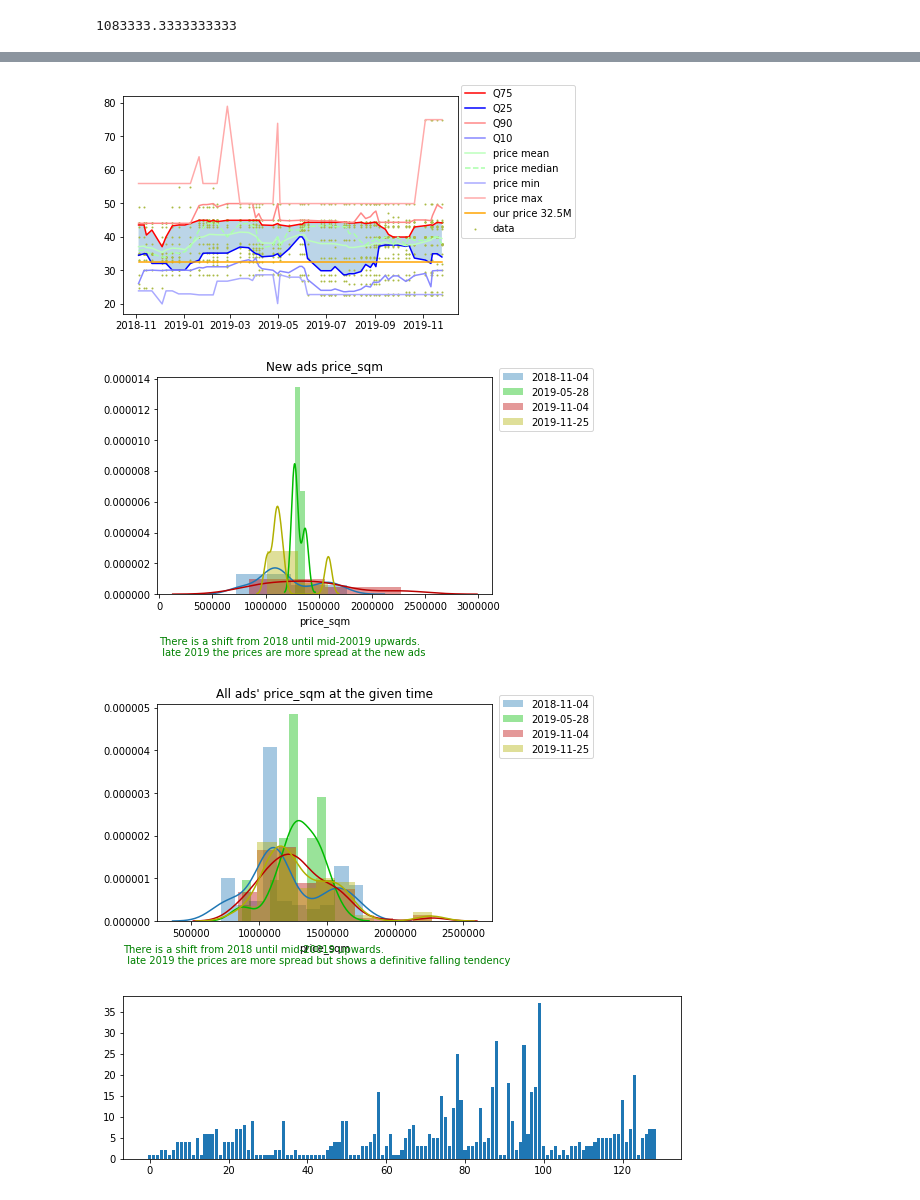
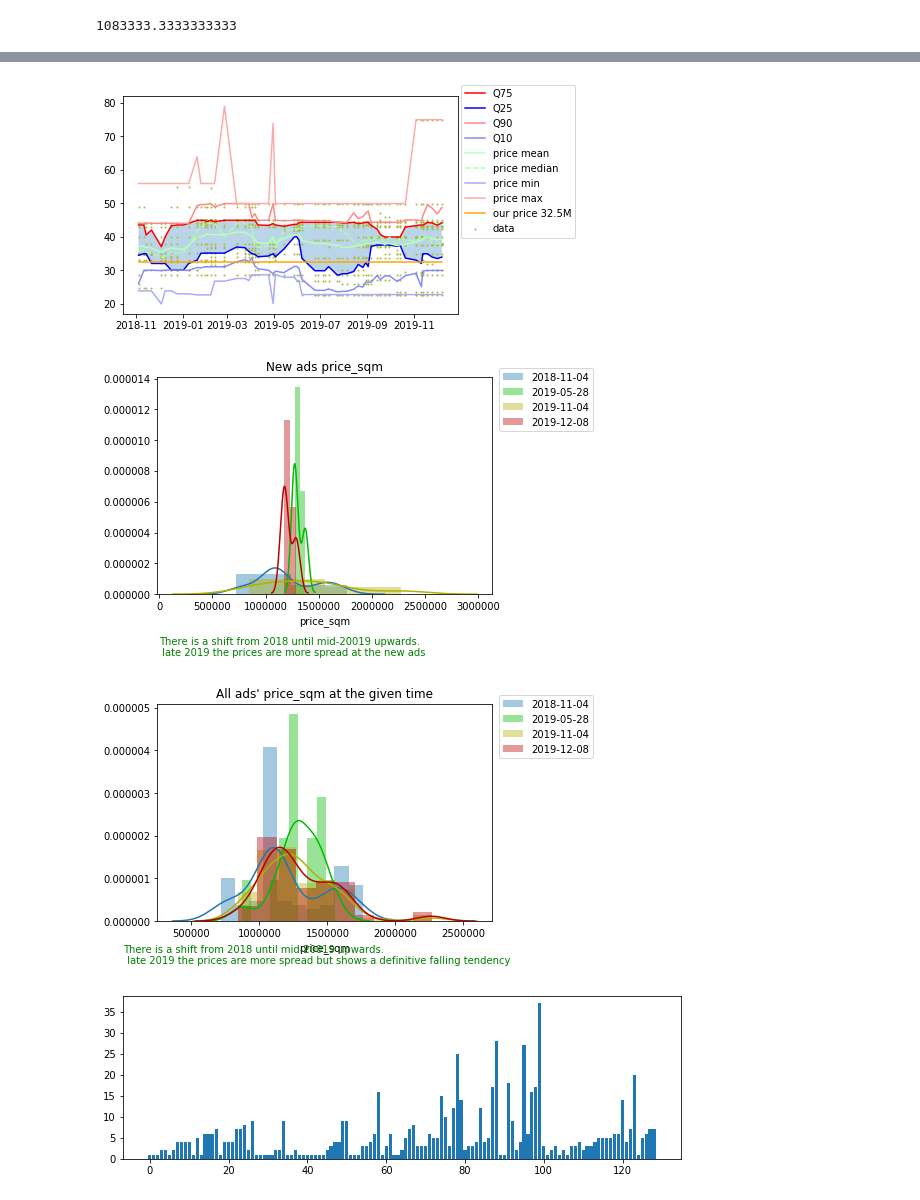
Before and after one commit to Htrismegistos/projectbuds, a Jupyter notebook: Hungarian_property/Statistics.ipynb, the cells around one changed output, grey strips where cells are left out. Cells and saved outputs as stored; diff of their text form; code cells hidden in the pictures.

```diff
--- a/Hungarian_property/Statistics.ipynb
+++ b/Hungarian_property/Statistics.ipynb
@@ -38,5 +38,6 @@ memory usage: 249.9+ KB
 # %%
 db['date'] = pd.to_datetime(db['date'])
 db['date'] = db['date'].map(lambda x: x.date())
+db['source'] = db.source.astype('category')
 db.dtypes
 # %% [output]
@@ -212,42 +213,42 @@ plt.scatter(db.loc[(db['source'] != 'com'),'date'], db.loc[db['source'] != 'com'
 plt.legend(loc = (1.01,0.35))
 plt.show()
 # %% [output]
-[figure, old version]
+[figure, new version]
 # %%
 # compare 3 timepoints price_sqm
 b=2
 import seaborn as sns
 g = unique.loc[unique['date'] == datetime.date(2018, 11, 4)]
 gg = unique.loc[unique['date'] == datetime.date(2019, 5, 28)]
 ggg = unique.loc[unique['date'] == datetime.date(2019, 11, 4)]
-gggg = unique.loc[unique['date'] == datetime.date(2019, 11, 25)]
+gggg = unique.loc[unique['date'] == datetime.date(2019, 12, 8)]
 sns.distplot(g['price_sqm'], bins= b, label = '2018-11-04')
 sns.distplot(gg['price_sqm'], bins= b, color='#00bb00', label = '2019-05-28')
-sns.distplot(ggg['price_sqm'],bins= b, color = '#bb0000', label = '2019-11-04')
-sns.distplot(gggg['price_sqm'],bins= b, color = '#b0b000', label = '2019-11-25')
+sns.distplot(ggg['price_sqm'],bins= b, color = '#b0b000', label = '2019-11-04')
+sns.distplot(gggg['price_sqm'],bins= b, color = '#bb0000', label = '2019-12-08')
 plt.legend(loc=(1.02,0.75))
 plt.text(0.000,-0.000004, 'There is a shift from 2018 until mid-20019 upwards.\n \
 late 2019 the prices are more spread at the new ads ', fontdict ={'color':'green'})
 plt.title('New ads price_sqm')
 plt.show()
 
 e = db.loc[db['date'] == datetime.date(2018, 11, 4)]
 ee = db.loc[db['date'] == datetime.date(2019, 5, 28)]
 eee = db.loc[db['date'] == datetime.date(2019, 11, 4)]
-eeee = db.loc[db['date'] == datetime.date(2019, 11, 25)]
+eeee = db.loc[db['date'] == datetime.date(2019, 12, 2)]
 b=10
 sns.distplot(e['price_sqm'],bins= b, label = '2018-11-04')
 sns.distplot(ee['price_sqm'],bins= b, color='#00bb00', label = '2019-05-28')
-sns.distplot(eee['price_sqm'],bins= b, color = '#bb0000', label = '2019-11-04')
-sns.distplot(eeee['price_sqm'],bins= b, color = '#b0b000', label = '2019-11-25')
+sns.distplot(eee['price_sqm'],bins= b, color = '#b0b000', label = '2019-11-04')
+sns.distplot(eeee['price_sqm'],bins= b, color = '#bb0000', label = '2019-12-08')
 plt.legend(loc=(1.02,0.75))
 plt.text(0.000,-0.000001, 'There is a shift from 2018 until mid-20019 upwards.\n \
 late 2019 the prices are more spread but shows a definitive falling tendency ', fontdict ={'color':'green'})
 plt.title('All ads\' price_sqm at the given time')
 plt.show()
 # %% [output]
-[figure, old version]
+[figure, new version]
-[figure, old version]
+[figure, new version]
 # %%
 # ads lifetime: com excluded, 156 individual ads over a year
 db1= db.loc[(db['source'] != 'com')].groupby('id').agg({'date': ['count', 'min','max'], 'price': 'mean', 'price_sqm': 'mean'}).sort_values([('date','max'),('date','count')])
```
Also changed, not shown: parts of 12 cells of this notebook, 20 other files.
